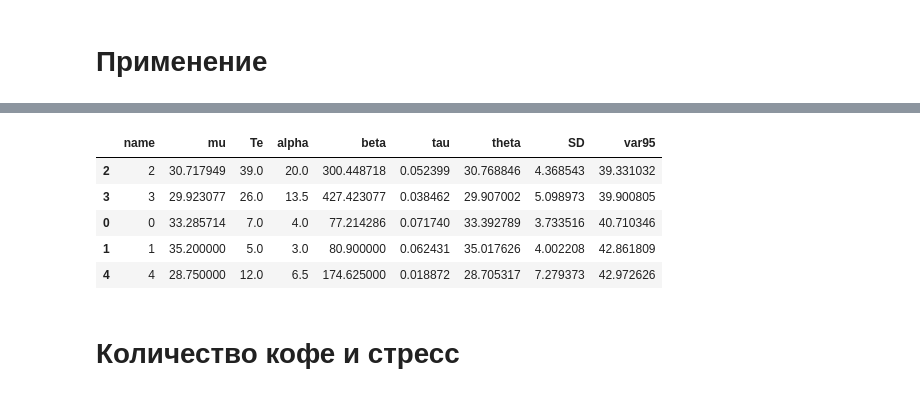
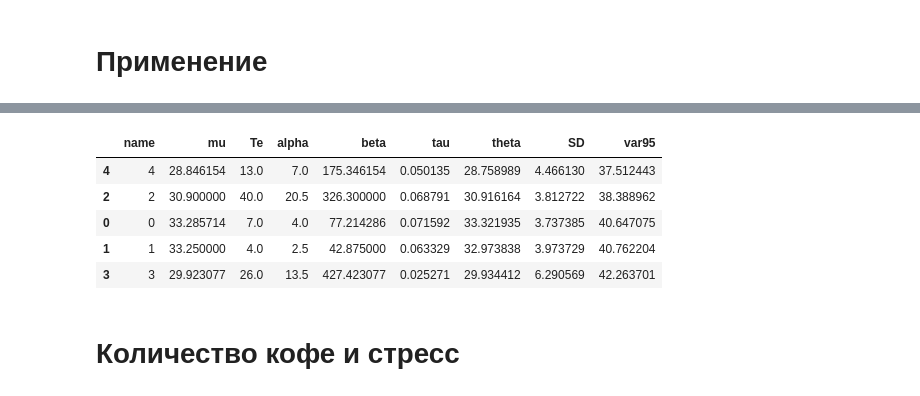
Before and after one commit to ksetdekov/trip_choice_optimizer, a Jupyter notebook: coffee-amount-optimization.ipynb, the cells around one changed output, grey strips where cells are left out. Drawn from its saved outputs; the diff is of its cells as text; code cells hidden in the pictures.

```diff
--- a/coffee-amount-optimization.ipynb
+++ b/coffee-amount-optimization.ipynb
@@ -232,7 +232,9 @@ events = {
     datetime(2025, 2, 13): (4, 26),
     datetime(2025, 2, 14): (2, 35),
     datetime(2025, 2, 15): (4, 30),
-    datetime(2025, 2, 15): (3, 43)
+    datetime(2025, 2, 16): (3, 43),
+    datetime(2025, 2, 17): (2, 38)
+
 }
 
 oldest_ok = max(events)-timedelta(days=91)
@@ -245,9 +247,9 @@ cups.process_events(events, days=91)
 |  | name | mu | Te | alpha | beta | tau | theta | SD | var95 |
-| 2 | 2 | 30.717949 | 39.0 | 20.0 | 300.448718 | 0.052399 | 30.768846 | 4.368543 | 39.331032 |
-| 3 | 3 | 29.923077 | 26.0 | 13.5 | 427.423077 | 0.038462 | 29.907002 | 5.098973 | 39.900805 |
-| 0 | 0 | 33.285714 | 7.0 | 4.0 | 77.214286 | 0.071740 | 33.392789 | 3.733516 | 40.710346 |
-| 1 | 1 | 35.200000 | 5.0 | 3.0 | 80.900000 | 0.062431 | 35.017626 | 4.002208 | 42.861809 |
-| 4 | 4 | 28.750000 | 12.0 | 6.5 | 174.625000 | 0.018872 | 28.705317 | 7.279373 | 42.972626 |
+| 4 | 4 | 28.846154 | 13.0 | 7.0 | 175.346154 | 0.050135 | 28.758989 | 4.466130 | 37.512443 |
+| 2 | 2 | 30.900000 | 40.0 | 20.5 | 326.300000 | 0.068791 | 30.916164 | 3.812722 | 38.388962 |
+| 0 | 0 | 33.285714 | 7.0 | 4.0 | 77.214286 | 0.071592 | 33.321935 | 3.737385 | 40.647075 |
+| 1 | 1 | 33.250000 | 4.0 | 2.5 | 42.875000 | 0.063329 | 32.973838 | 3.973729 | 40.762204 |
+| 3 | 3 | 29.923077 | 26.0 | 13.5 | 427.423077 | 0.025271 | 29.934412 | 6.290569 | 42.263701 |
 # %% [markdown]
 # Количество кофе и стресс
 # %%
```
Also changed, not shown: parts of 6 cells of this notebook.
